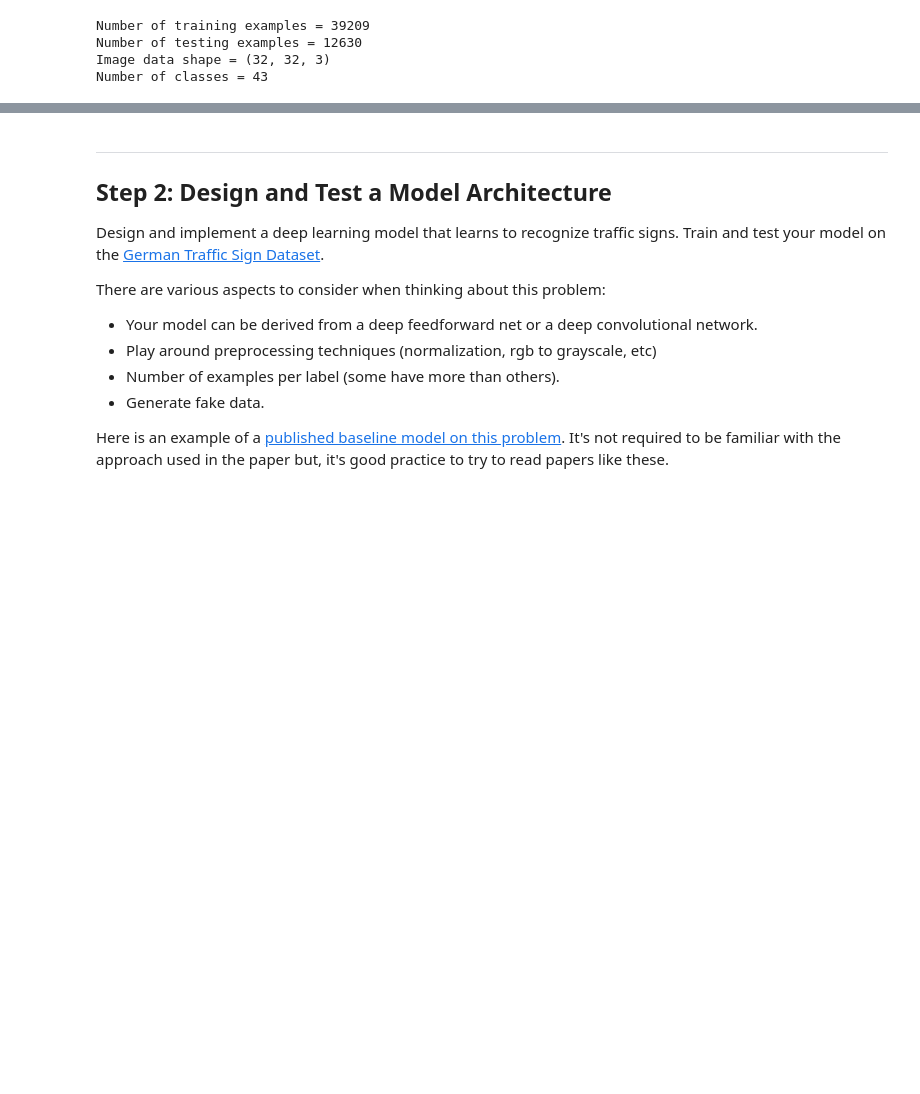
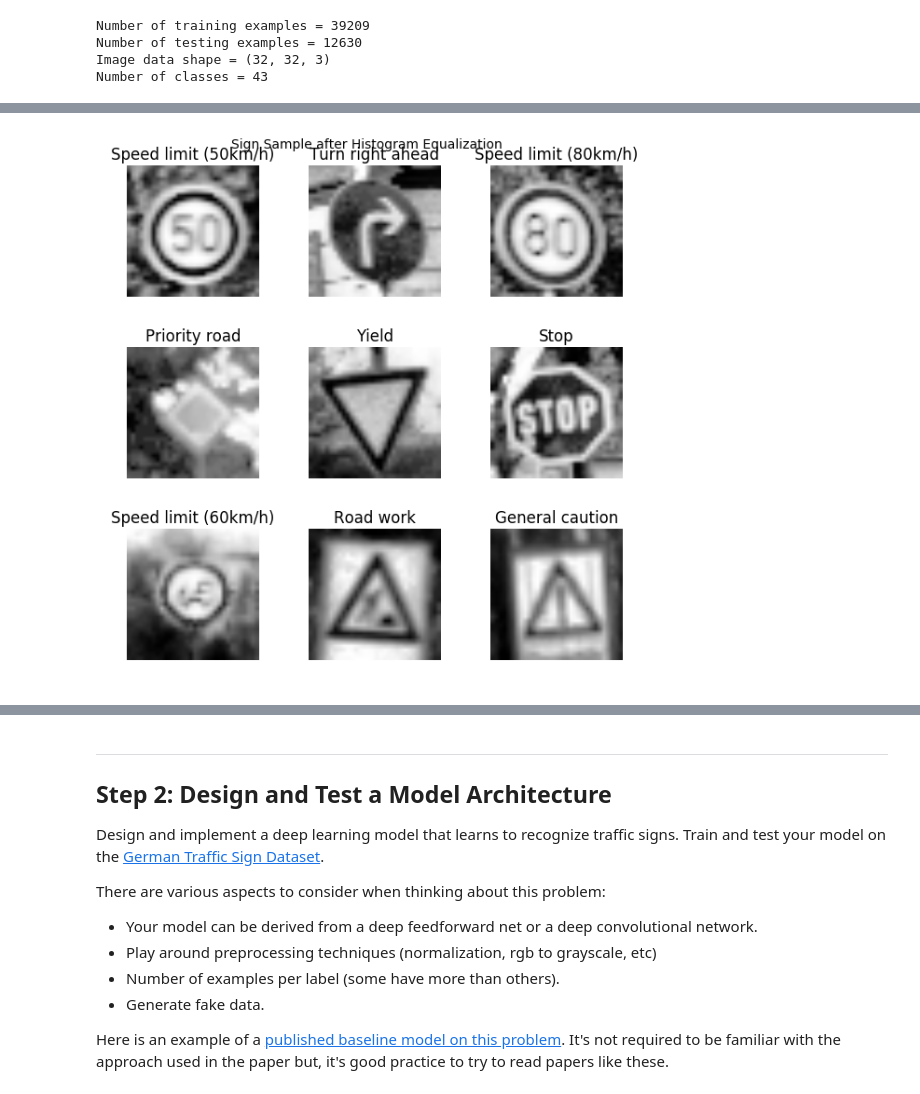
Before and after one commit to anuragreddygv323/traffic-signs, a Jupyter notebook: Traffic_Signs_Recognition.ipynb, the cells around one changed output, grey strips where cells are left out. Cells and saved outputs as stored; diff of their text form; code cells hidden in the pictures; blank space fills up the shorter version.

```diff
--- a/Traffic_Signs_Recognition.ipynb
+++ b/Traffic_Signs_Recognition.ipynb
@@ -80,0 +128,15 @@ Number of classes = 43
+# %%
+# However, goting further with a naive illumination equalization doesn't look to help too much
+
+fig, axes = plt.subplots(nrows=3, ncols=3, figsize=(2*3, 2*3))
+axes = axes.ravel()
+fig.suptitle("Sign Sample after Histogram Equalization", verticalalignment='bottom')
+fig.tight_layout()
+
+
+for ax, img, label in zip(axes, sample_imgs, sample_labels):
+    ax.imshow(cv2.equalizeHist(cv2.cvtColor(img, cv2.COLOR_RGB2YUV)[:,:,0]), cmap=plt.cm.gray)
+    ax.set_title(label)
+    ax.axis('off')
+# %% [output]
+[figure, added]
```
Also changed, not shown: parts of 71 cells of this notebook, 8 other files.
